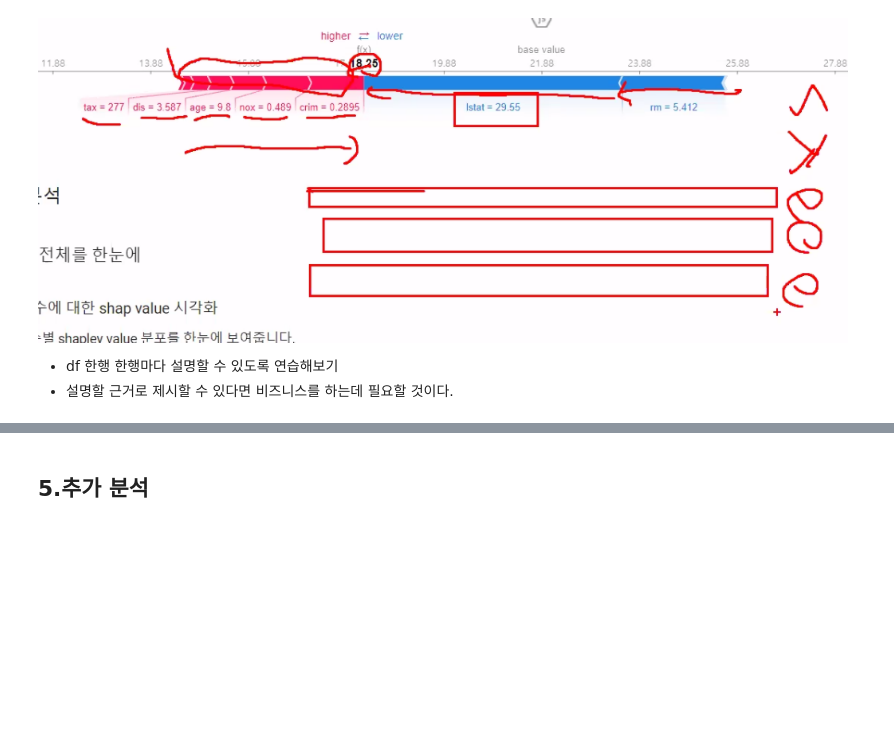
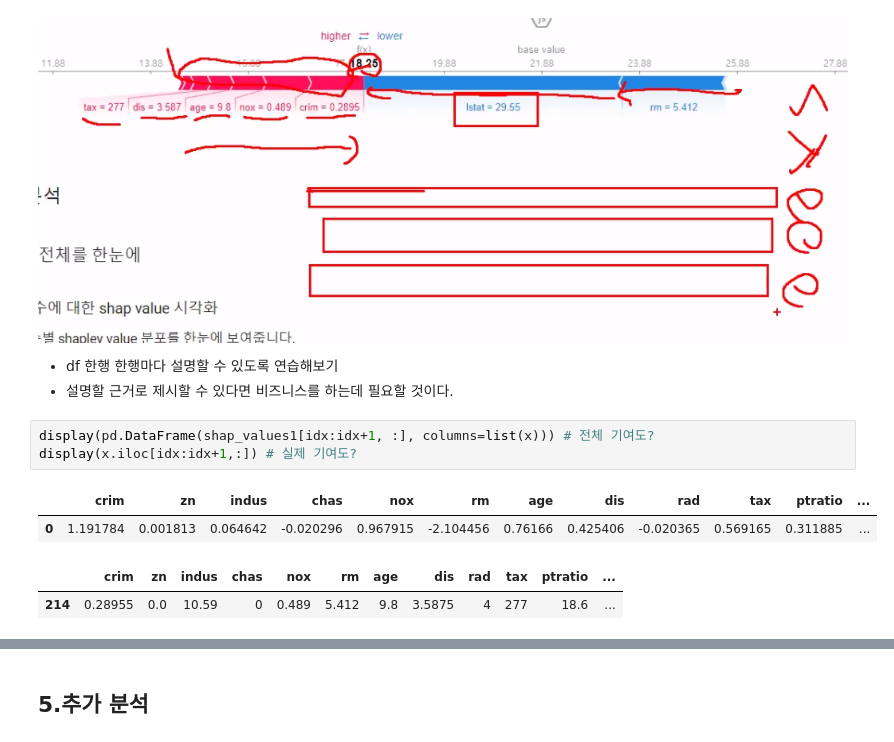
Before and after one commit to ssoong12/KT_aivle_school_AI_track, a Jupyter notebook: 10. AI모델 해석평가/chapter 4-1. 모델에 대한 설명2_shap.ipynb, the cells around one changed output, grey strips where cells are left out. Drawn from its saved outputs; the diff is of its cells as text; blank space fills up the shorter version.

Commit message:
shap 값으로 기여도 분석

```diff
--- a/10. AI모델 해석평가/chapter 4-1. 모델에 대한 설명2_shap.ipynb
+++ b/10. AI모델 해석평가/chapter 4-1. 모델에 대한 설명2_shap.ipynb
@@ -379,3 +379,11 @@ shap.force_plot(explainer1.expected_value, shap_values1[idx, :], x.iloc[idx,:])
 ![image.png](attachment:image.png)
 - df 한행 한행마다 설명할 수 있도록 연습해보기
 - 설명할 근거로 제시할 수 있다면 비즈니스를 하는데 필요할 것이다.
+# %%
+display(pd.DataFrame(shap_values1[idx:idx+1, :], columns=list(x))) # 전체 기여도?
+display(x.iloc[idx:idx+1,:]) # 실제 기여도?
+# %% [output]
+|  | crim | zn | indus | chas | nox | rm | age | dis | rad | tax | ptratio | ... |
+| 0 | 1.191784 | 0.001813 | 0.064642 | -0.020296 | 0.967915 | -2.104456 | 0.76166 | 0.425406 | -0.020365 | 0.569165 | 0.311885 | ... |
+|  | crim | zn | indus | chas | nox | rm | age | dis | rad | tax | ptratio | ... |
+| 214 | 0.28955 | 0.0 | 10.59 | 0 | 0.489 | 5.412 | 9.8 | 3.5875 | 4 | 277 | 18.6 | ... |
```
Also changed, not shown: parts of 2 cells of this notebook.
